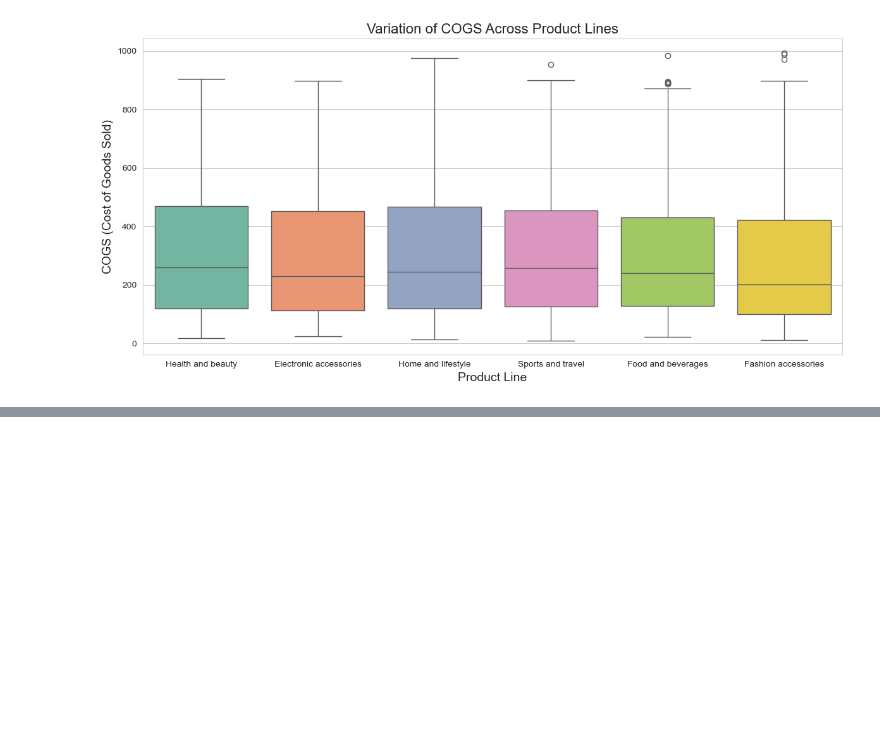
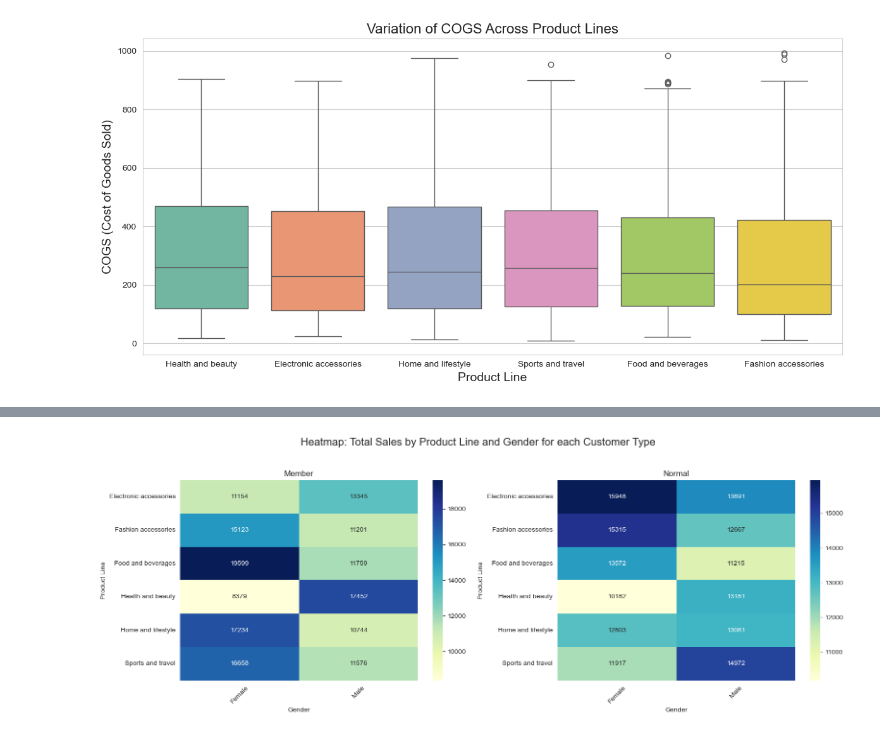
Before and after one commit to VarnaviPerera/PRINCIPLES-OF-DATA-SCIENCE-Portfolio, a Jupyter notebook: EDA/InitialEDA.ipynb, the cells around one changed output, grey strips where cells are left out. Cells and saved outputs as stored; diff of their text form; code cells hidden in the pictures; blank space fills up the shorter version.

```diff
--- a/EDA/InitialEDA.ipynb
+++ b/EDA/InitialEDA.ipynb
@@ -350,0 +398,24 @@ plt.show()
+# %%
+
+# Get unique customer types
+customer_types = aggregated_data['Customer type'].unique()
+
+fig, axs = plt.subplots(1, len(customer_types), figsize=(16, 6))
+
+for ax, cust_type in zip(axs, customer_types):
+    # Filter data for current customer type and pivot to get a matrix with Product line as rows and Gender as columns
+    data = aggregated_data[aggregated_data['Customer type'] == cust_type]
+    pivot_data = data.pivot(index='Product line', columns='Gender', values='Total')
+
+    # Plot the heatmap with annotations
+    sns.heatmap(pivot_data, annot=True, fmt=".0f", cmap="YlGnBu", ax=ax)
+    ax.set_title(cust_type)
+    ax.set_xlabel('Gender')
+    ax.set_ylabel('Product Line')
+    ax.tick_params(axis='x', rotation=45)
+
+plt.suptitle("Heatmap: Total Sales by Product Line and Gender for each Customer Type", fontsize=16)
+plt.tight_layout(rect=[0, 0, 1, 0.95])
+plt.show()
+# %% [output]
+[figure, added]
```
Also changed, not shown: parts of 2 cells of this notebook.
